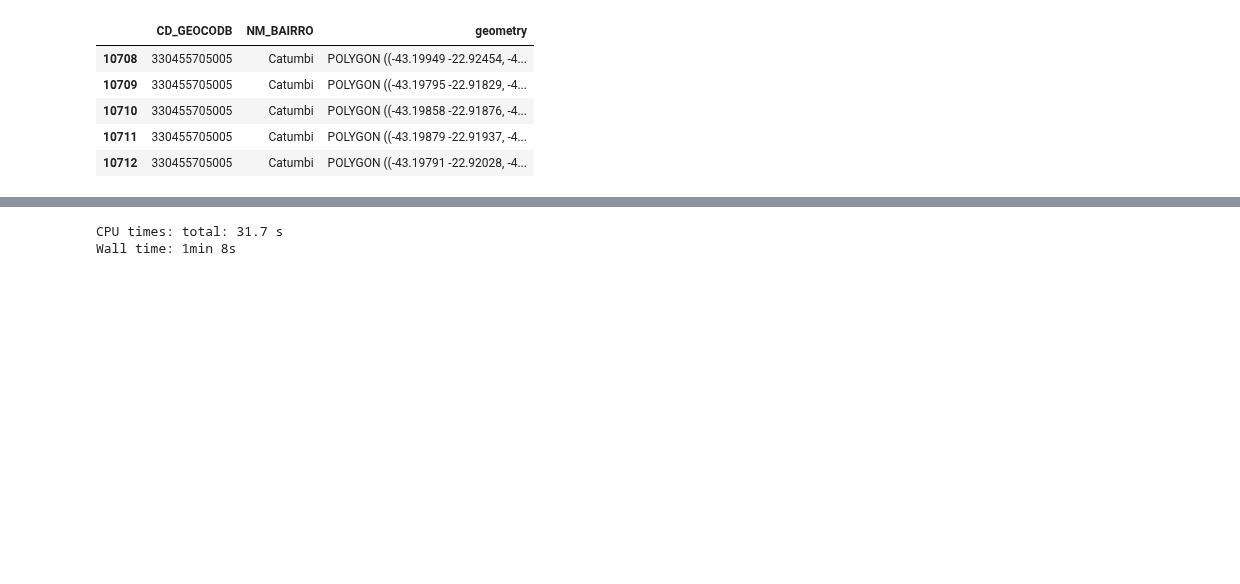
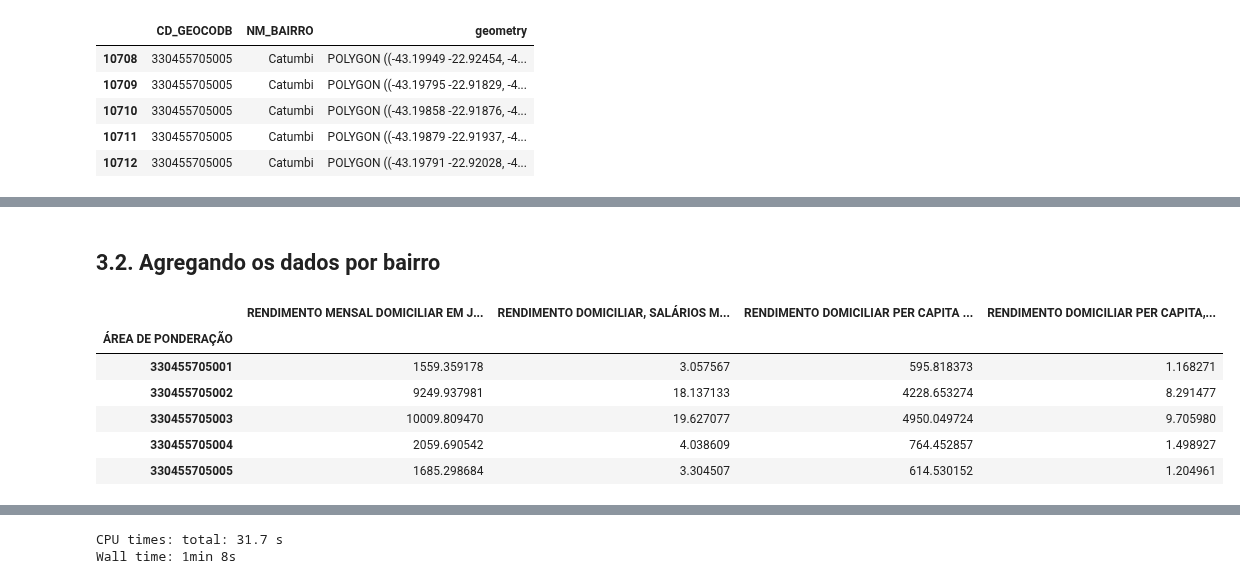
Before and after one commit to GDevigili/TCC-IBGE, a Jupyter notebook: src/data-vis/eda.ipynb, the cells around one changed output, grey strips where cells are left out. Cells and saved outputs as stored; diff of their text form; code cells hidden in the pictures; blank space fills up the shorter version.

```diff
--- a/src/data-vis/eda.ipynb
+++ b/src/data-vis/eda.ipynb
@@ -120,0 +155,2 @@ memory usage: 328.2+ KB
+# %% [markdown]
+## 3.2. Agregando os dados por bairro
@@ -121 +175,11 @@ memory usage: 328.2+ KB
+# %%
+df_rio_grouped.head()
+# %% [output]
+|  | RENDIMENTO MENSAL DOMICILIAR EM J... | RENDIMENTO DOMICILIAR, SALÁRIOS M... | RENDIMENTO DOMICILIAR PER CAPITA ... | RENDIMENTO DOMICILIAR PER CAPITA,... |
+| ÁREA DE PONDERAÇÃO |  |  |  |  |
+| 330455705001 | 1559.359178 | 3.057567 | 595.818373 | 1.168271 |
+| 330455705002 | 9249.937981 | 18.137133 | 4228.653274 | 8.291477 |
+| 330455705003 | 10009.809470 | 19.627077 | 4950.049724 | 9.705980 |
+| 330455705004 | 2059.690542 | 4.038609 | 764.452857 | 1.498927 |
+| 330455705005 | 1685.298684 | 3.304507 | 614.530152 | 1.204961 |
 # %% [markdown]
```
Also changed, not shown: parts of 13 cells of this notebook.
